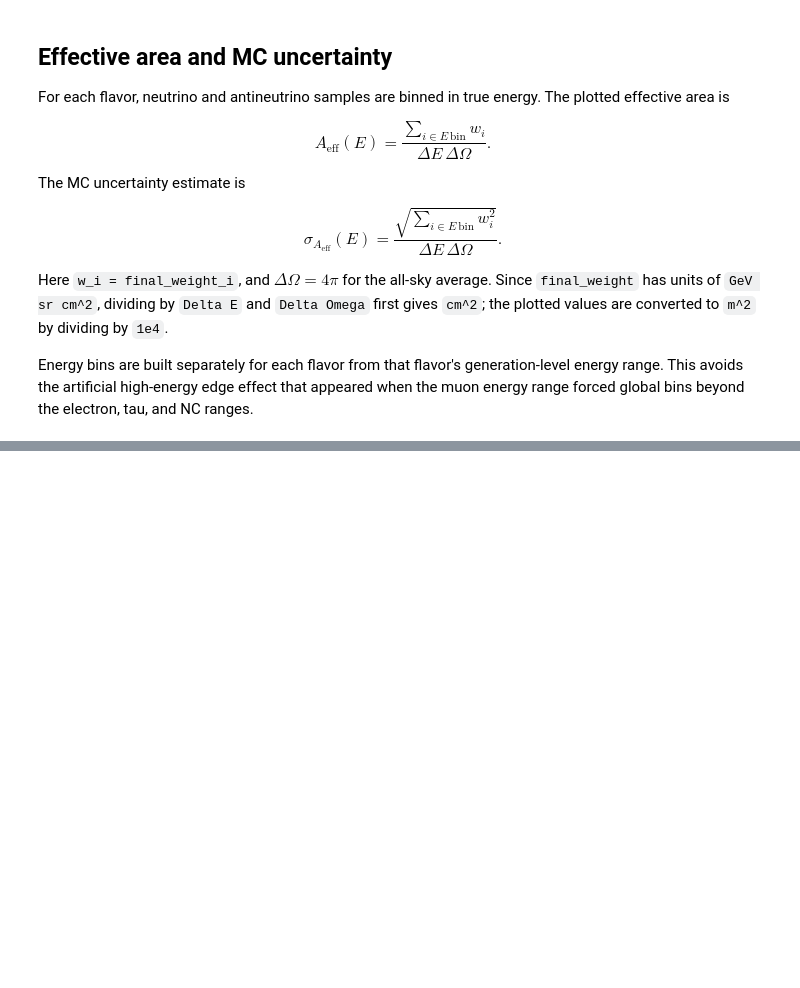
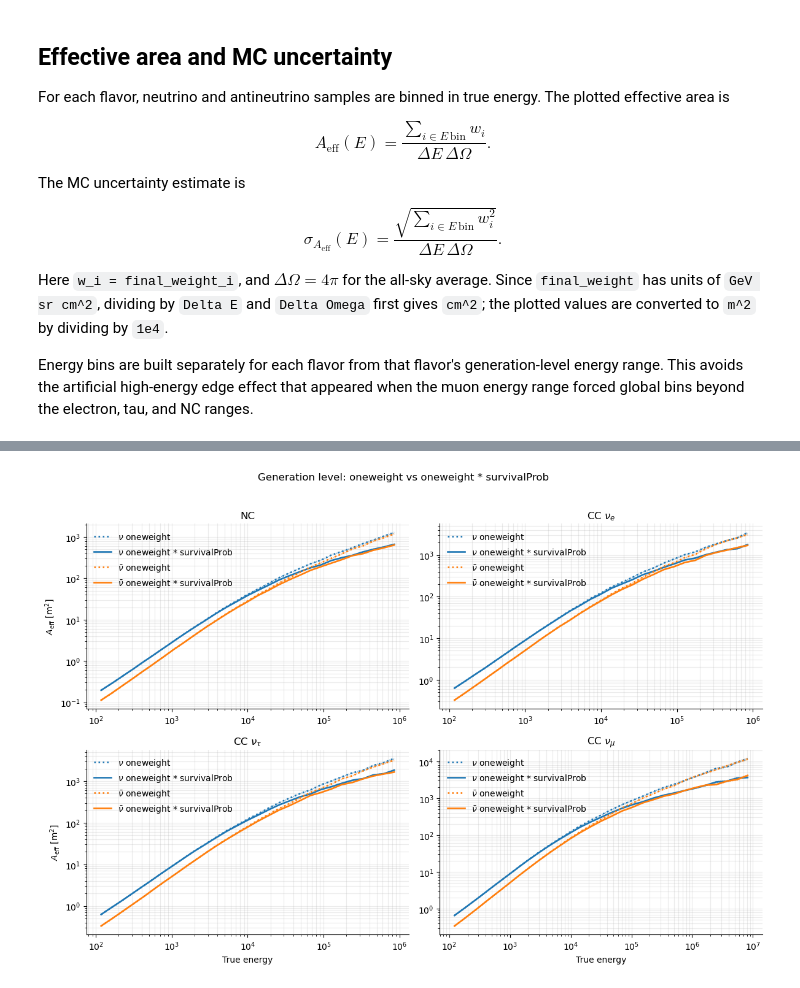
Before and after one commit to kubrabas/Graphnet-Applications, a Jupyter notebook: Metadata/EffectiveArea/plots.ipynb, the cells around one changed output, grey strips where cells are left out. Saved outputs shown, nothing was run; the diff lists cells and outputs as text; code cells hidden in the pictures; blank space fills up the shorter version.

```diff
--- a/Metadata/EffectiveArea/plots.ipynb
+++ b/Metadata/EffectiveArea/plots.ipynb
@@ -7,7 +21,9 @@ import matplotlib.pyplot as plt
 import numpy as np
 import pandas as pd
 
-from Metadata.paths import TRIGGERED_EVENT_LIST
+REPO_ROOT = Path("/project/def-nahee/kbas/Graphnet-Applications")
+DATA_DIR = REPO_ROOT / "Metadata/EventWeights/String340MC"
+TRIGGERED_EVENT_DIR = REPO_ROOT / "Metadata/TriggeredEventList/340StringMC"
 
 plt.rcParams["figure.figsize"] = (7, 5)
 plt.rcParams["axes.grid"] = True
@@ -84,26 +100,0 @@ Triggered event lists are loaded for each flavor and merged with the weighted ev
-# %%
-triggered_event_paths = {
-    "electron": TRIGGERED_EVENT_LIST["String340MC"]["102_string"]["Electron"],
-    "muon": TRIGGERED_EVENT_LIST["String340MC"]["102_string"]["Muon"],
-    "nc": TRIGGERED_EVENT_LIST["String340MC"]["102_string"]["NC"],
-    "tau": TRIGGERED_EVENT_LIST["String340MC"]["102_string"]["Tau"],
-}
-
-triggered_events = {
-    flavor: pd.read_csv(path)
-    for flavor, path in triggered_event_paths.items()
-}
-
-common_columns = ["EventID", "SubEventID", "RunID", "SubrunID"]
-
-triggered_weighted_flavor_splits = {}
-
-for flavor, samples in weighted_flavor_splits.items():
-    triggered_weighted_flavor_splits[flavor] = {}
-
-    for particle_type, sample in samples.items():
-        triggered_weighted_flavor_splits[flavor][particle_type] = sample.merge(
-            triggered_events[flavor],
-            on=common_columns,
-            how="inner",
-        )
@@ -608,0 +670,7 @@ plt.show()
+# %%
+plot_weight_comparison_by_flavor(
+    weighted_flavor_splits,
+    "Generation level: oneweight vs oneweight * survivalProb",
+)
+# %% [output]
+[figure, added]
```
Also changed, not shown: parts of 46 cells of this notebook, 22 other files.
